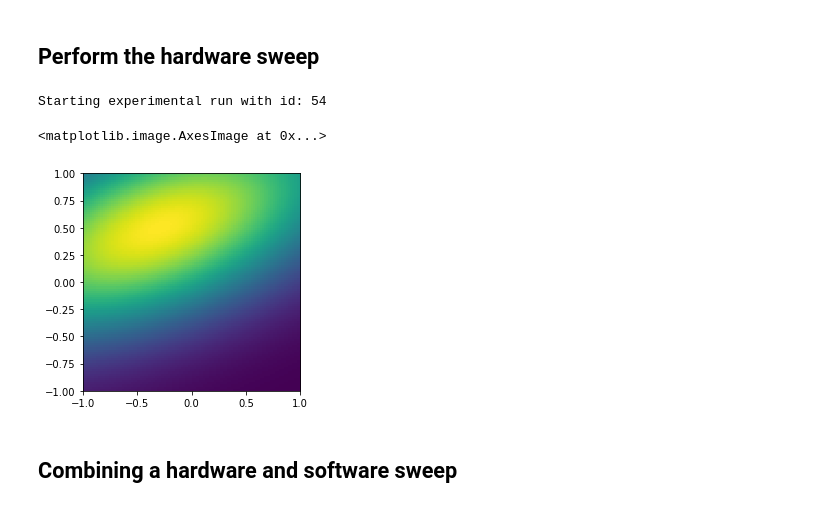
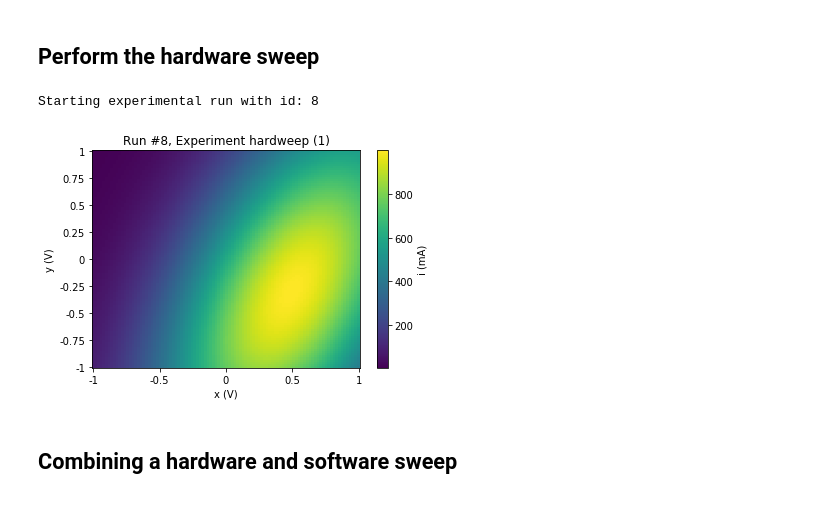
Before and after one commit to kouwenhovenlab/pytopo, a Jupyter notebook: pytopo/sweep/docs/hardsweep.ipynb, the cells around one changed output. Drawn from its saved outputs; the diff is of its cells as text; code cells hidden in the pictures.

```diff
--- a/pytopo/sweep/docs/hardsweep.ipynb
+++ b/pytopo/sweep/docs/hardsweep.ipynb
@@ -114,17 +112,16 @@ def hardware_measurement(setpoints, detector):
 # %% [markdown]
 ## Perform the hardware sweep
 # %%
-data = do_experiment("hardweep/1", hardware_measurement(sample_points, gaussian2d))
+data = do_experiment(
+    "hardweep/1",
+    hardware_measurement(sample_points, gaussian2d)
+)
 # %% [output]
-Starting experimental run with id: 54
+Starting experimental run with id: 8
-# %%
-# Convert the data in the data set to a Pandas frame for convenient plotting
-df1 = get_data_as_pandas_df(data.run_id)[0]
-imgdata = np.array(df1["i (A)"]).reshape(100, 100)
-plt.imshow(imgdata, extent=[-1, 1, -1, 1], interpolation="nearest", origin="lower")
-# %% [output]
-<matplotlib.image.AxesImage at 0x...>
-[figure, removed]
+# %%
+data.plot()
+# %% [output]
+[figure, added]
 # %% [markdown]
 ## Combining a hardware and software sweep
 # %% [markdown]
```
Also changed, not shown: parts of 16 cells of this notebook.
